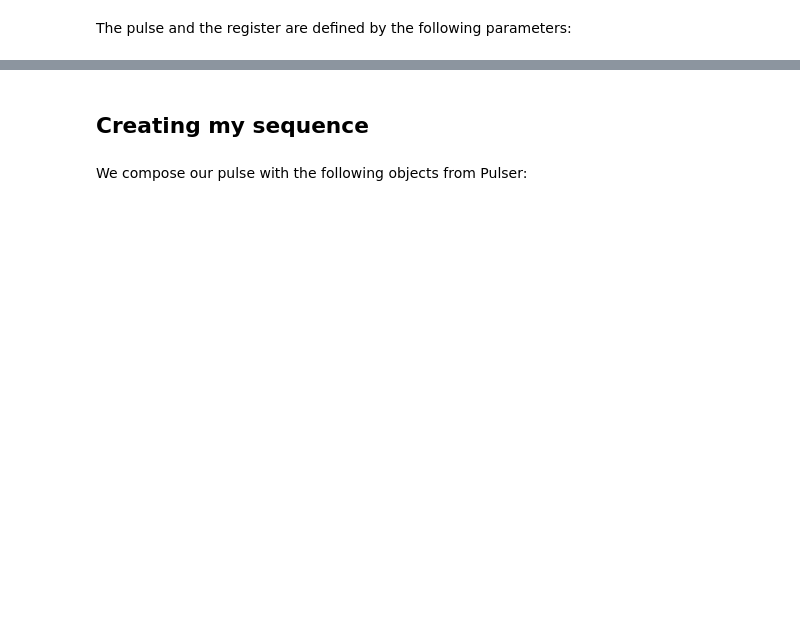
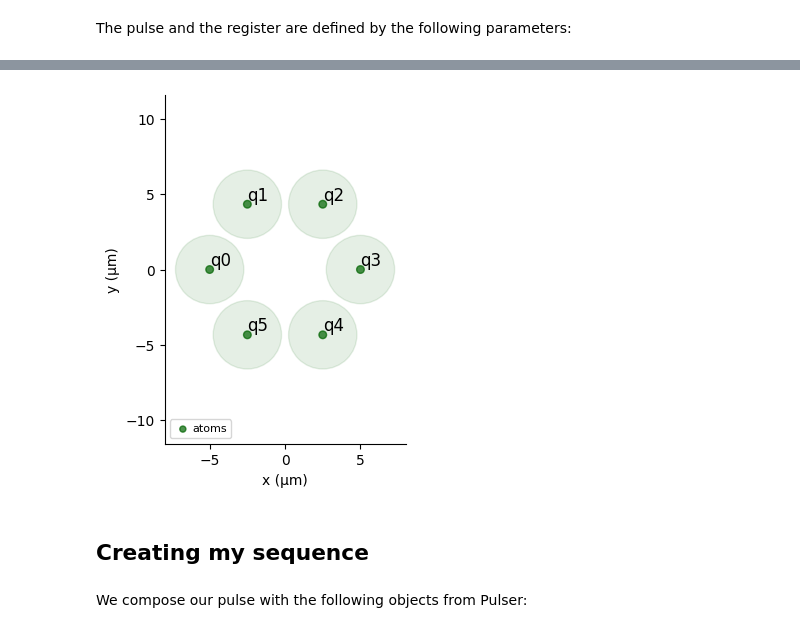
Before and after one commit to pasqal-io/Pulser-myQLM, a Jupyter notebook: tutorials/Preparing state with antiferromagnetic order in the Ising model.ipynb, the cells around one changed output, grey strips where cells are left out. Saved outputs shown, nothing was run; the diff lists cells and outputs as text; code cells hidden in the pictures; blank space fills up the shorter version.

```diff
--- a/tutorials/Preparing state with antiferromagnetic order in the Ising model.ipynb
+++ b/tutorials/Preparing state with antiferromagnetic order in the Ising model.ipynb
@@ -92,3 +72,17 @@ reg.draw(blockade_radius=R_interatomic, draw_half_radius=True)
+# %%
+# Parameters in rad/µs and ns
+reg_layout = device.calibrated_register_layouts[
+    "TriangularLatticeLayout(61, 5.0µm)"
+]
+Omega_max = 0.9 * 2 * device.rabi_from_blockade(5.0)  # Spacing between atoms
+
+U = Omega_max / 2.0
+
+reg = reg_layout.define_register(21,26,35,39,34,25)
+
+reg.draw(blockade_radius=device.rydberg_blockade_radius(Omega_max), draw_half_radius=True)
+# %% [output]
+[figure, added]
 # %% [markdown]
 ## Creating my sequence
 # %% [markdown]
```
Also changed, not shown: parts of 39 cells of this notebook, 2 other files.
